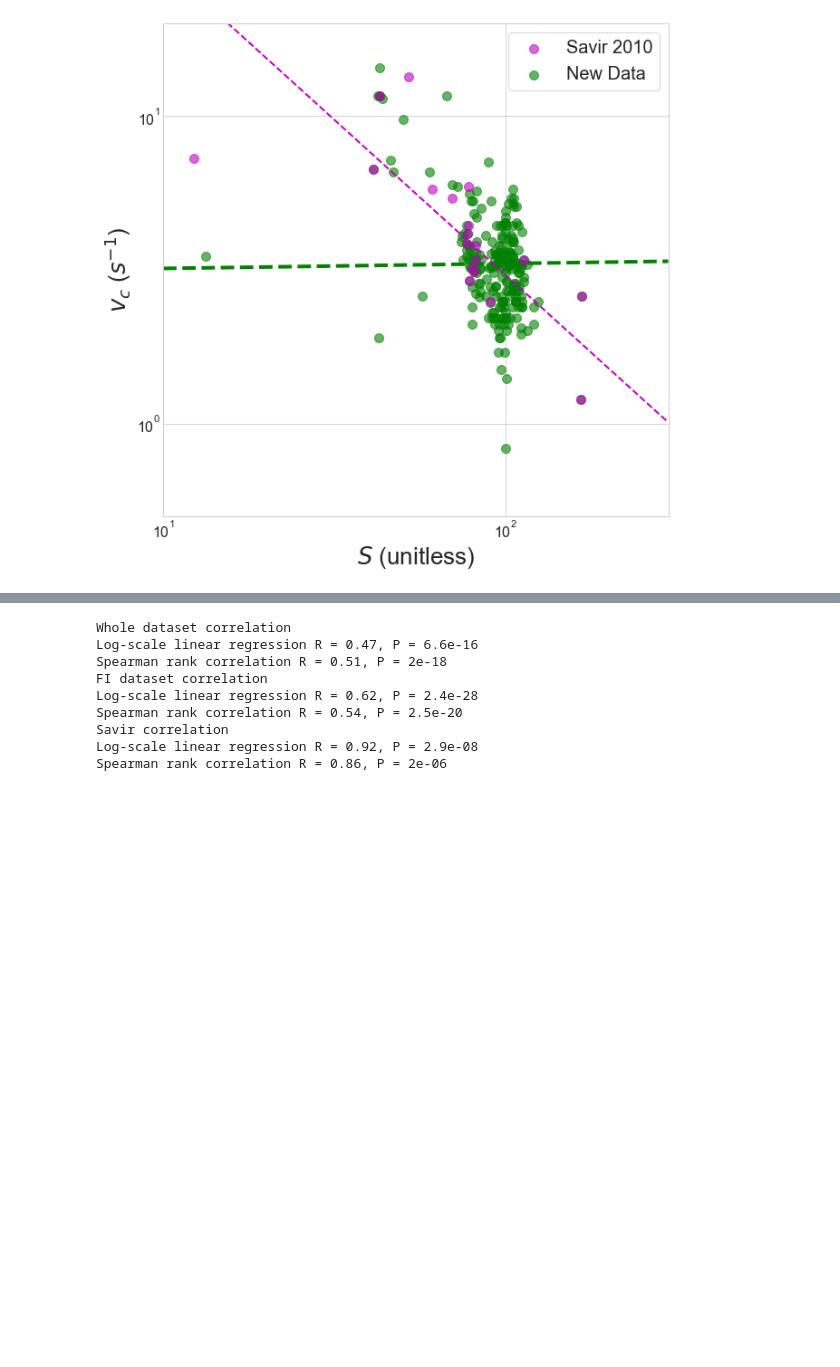
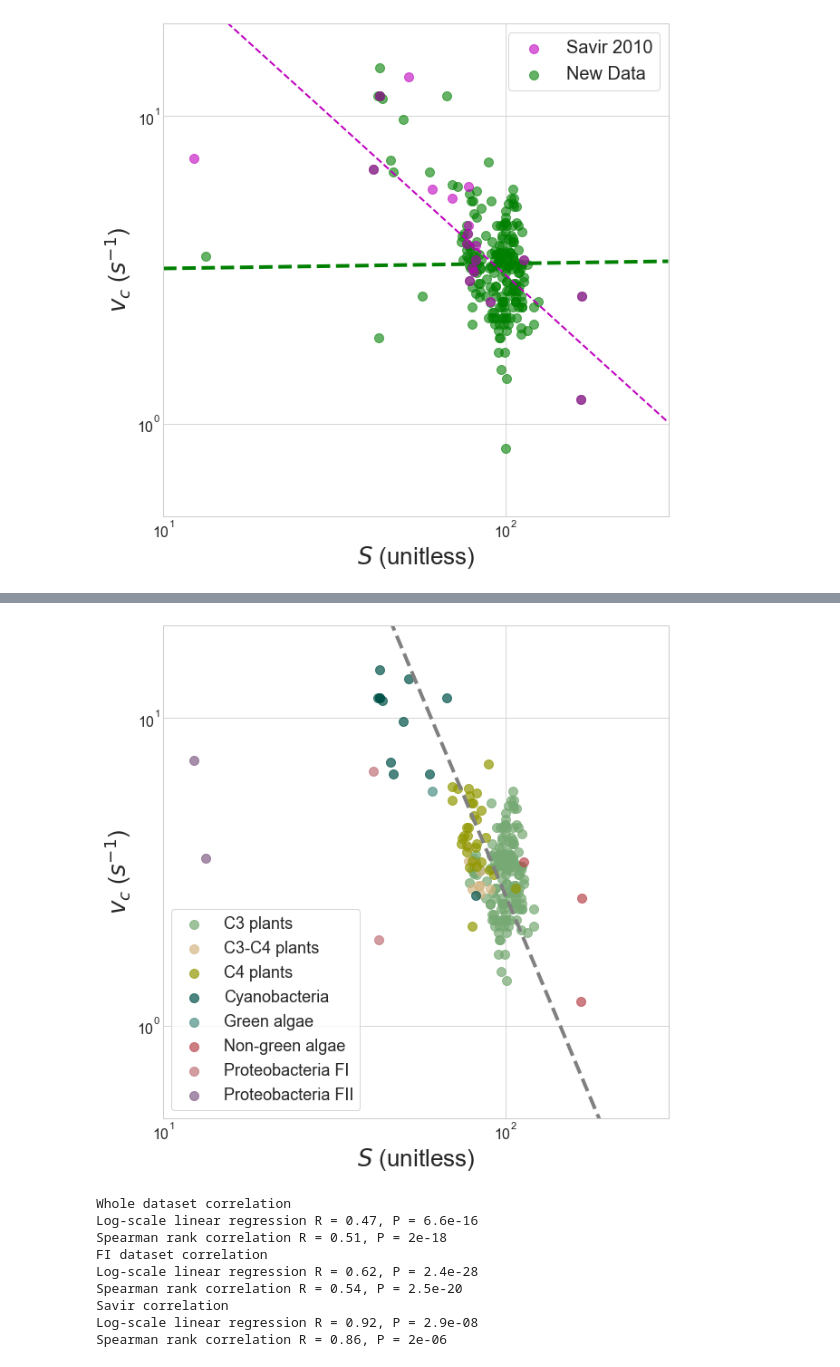
Before and after one commit to flamholz/rubisco, a Jupyter notebook: notebooks/Figure3 Basic Correlations.ipynb, the cells around one changed output, grey strips where cells are left out. Saved outputs shown, nothing was run; the diff lists cells and outputs as text; code cells hidden in the pictures; blank space fills up the shorter version.

```diff
--- a/notebooks/Figure3 Basic Correlations.ipynb
+++ b/notebooks/Figure3 Basic Correlations.ipynb
@@ -200,3 +195,65 @@ plt.show()
+# %%
+# Plot S vs. Vc coloring by RuBisCO form.
+figure = plt.figure(figsize=(10,10))
+seaborn.set_style('whitegrid')
+
+plt.xscale('log')
+plt.yscale('log')
+
+F1_data = raw_kin_df[raw_kin_df.isoform == '1']
+F2_data = raw_kin_df[raw_kin_df.isoform == '2']
+
+group_mapping = {'C3 plants': 'C3 plants',
+                 'C3-C4 plants': 'C3-C4 plants',
+                 'Cyanobacteria': 'Cyanobacteria',
+                 'C4 plants': 'C4 plants',
+                 'Green algae': 'Green algae',
+                 'Non-green algae': 'Non-green algae',
+                 'Alphaproteobacteria': 'Proteobacteria FI',
+                 'Betaproteobacteria': 'Proteobacteria FI',
+                 'Gammaproteobacteria': 'Proteobacteria FI',
+                }
+color_mapping = {
+    'C3 plants': 'dusty green',
+    'C3-C4 plants': 'very light brown',
+    'C4 plants': 'pea soup',
+    'Cyanobacteria': 'dark blue green',
+    'Green algae': 'dusty teal',
+    'Non-green algae': 'dusty red',
+    'Proteobacteria FI': 'dusty rose',
+}
+
+grouped_taxa = F1_data.set_index('taxonomy').groupby(group_mapping)
+
+for i, (group, gdf) in enumerate(grouped_taxa):
+    cname = color_mapping[group]
+    c = seaborn.xkcd_rgb[cname]
+    plt.scatter(gdf.S, gdf.vC, c=c, s=100, label=group, alpha=0.7)
+
+
+f2_color = 'dusty purple'
+c = seaborn.xkcd_rgb[f2_color]
+plt.scatter(F2_data.S, F2_data.vC, c=c, s=100, label='Proteobacteria FII', alpha=0.7)
+
+# Plot regression of S vs vC
+xs = np.arange(10, 300, 1)
+power_laws.plot_bootstrapped_ci(xs, exps, pres, figure=figure, color='grey', plot_range=False, lw=4)
+
+plt.legend(loc=3, fontsize=18, frameon=True)
+plt.xlabel('$S$ (unitless)', fontsize=26)
+plt.ylabel('$v_c$ ($s^{-1}$)', fontsize=26)
+plt.xticks(fontsize=16)
+plt.yticks(fontsize=16)
+
+plt.xlim(10, 300)
+plt.ylim(5e-1, 20)
+
+plt.savefig('fig3/fig3_vC_S_corr_FI_by_group.svg')
+plt.savefig('fig3/fig3_vC_S_corr_FI_by_group.png', dpi=600)
+
+plt.show()
+# %% [output]
+[figure, added]
 # %%
 # vC vs KC
 vCs = np.log(raw_kin_df.vC)
```
Also changed, not shown: parts of 8 cells of this notebook, 11 other files.
